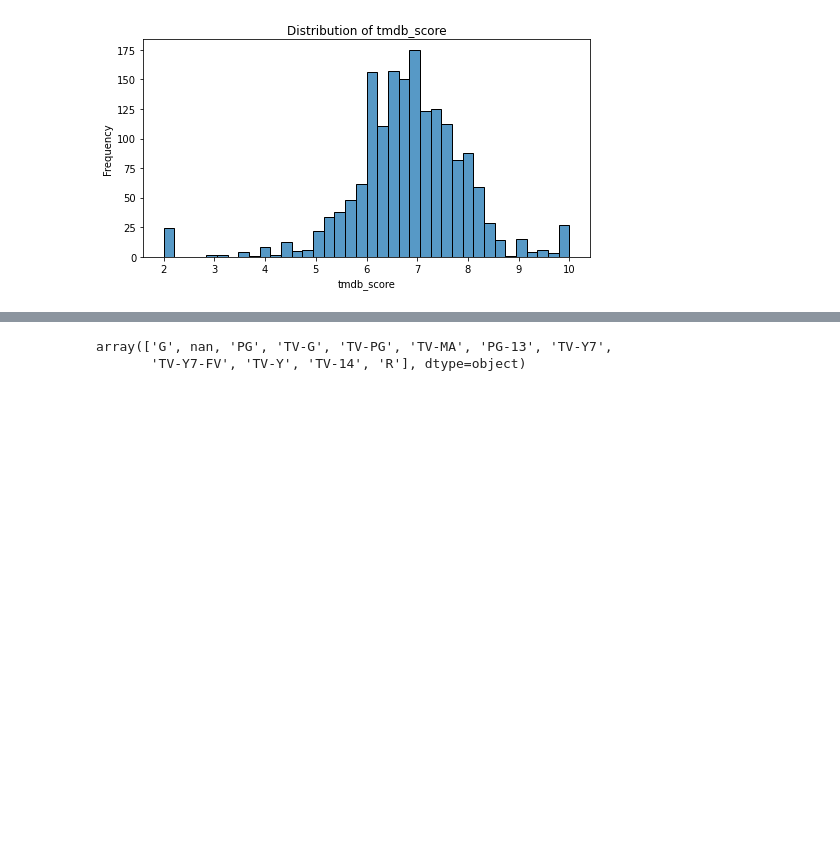
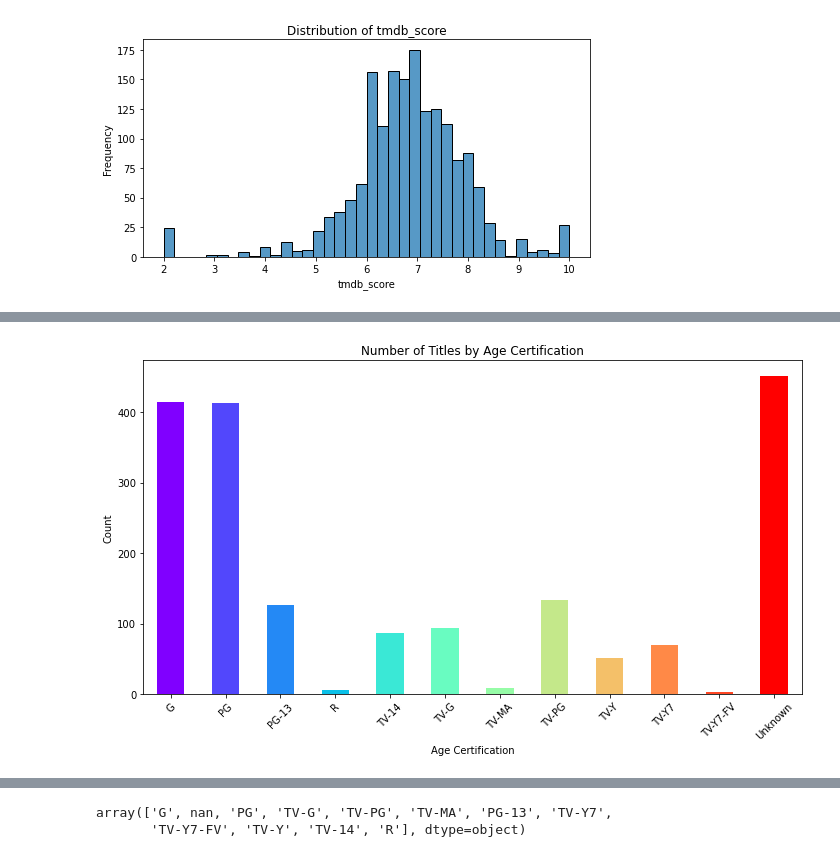
Before and after one commit to SoulTree-Lovers/DataScienceProject, a Jupyter notebook: SM/Disney_plus_EDA.ipynb, the cells around one changed output, grey strips where cells are left out. Drawn from its saved outputs; the diff is of its cells as text; code cells hidden in the pictures; blank space fills up the shorter version.

```diff
--- a/SM/Disney_plus_EDA.ipynb
+++ b/SM/Disney_plus_EDA.ipynb
@@ -193,3 +215,24 @@ for column in numeric_columns:
+# %%
+# age_certification 열의 데이터 전처리
+df['age_certification'] = df['age_certification'].fillna('Unknown')  # 결측치를 'Unknown'으로 대체
+
+# 각 연령 인증별 등장 횟수 계산
+age_counts = df['age_certification'].value_counts()
+
+# 알파벳 순으로 정렬
+age_counts = age_counts.sort_index()
+
+# 그래프로 시각화
+plt.figure(figsize=(10, 6))
+age_counts.plot(kind='bar', color=plt.cm.rainbow(np.linspace(0, 1, len(age_counts))))
+plt.xlabel('Age Certification')
+plt.ylabel('Count')
+plt.title('Number of Titles by Age Certification')
+plt.xticks(rotation=45)
+plt.tight_layout()
+plt.show()
+# %% [output]
+[figure, added]
 # %%
 # 범주형 열의 빈도수 시각화 (id, title, description 열 제외)
 categorical_columns = df.select_dtypes(include='object').columns
```
Also changed, not shown: parts of 5 cells of this notebook, 5 other files.
